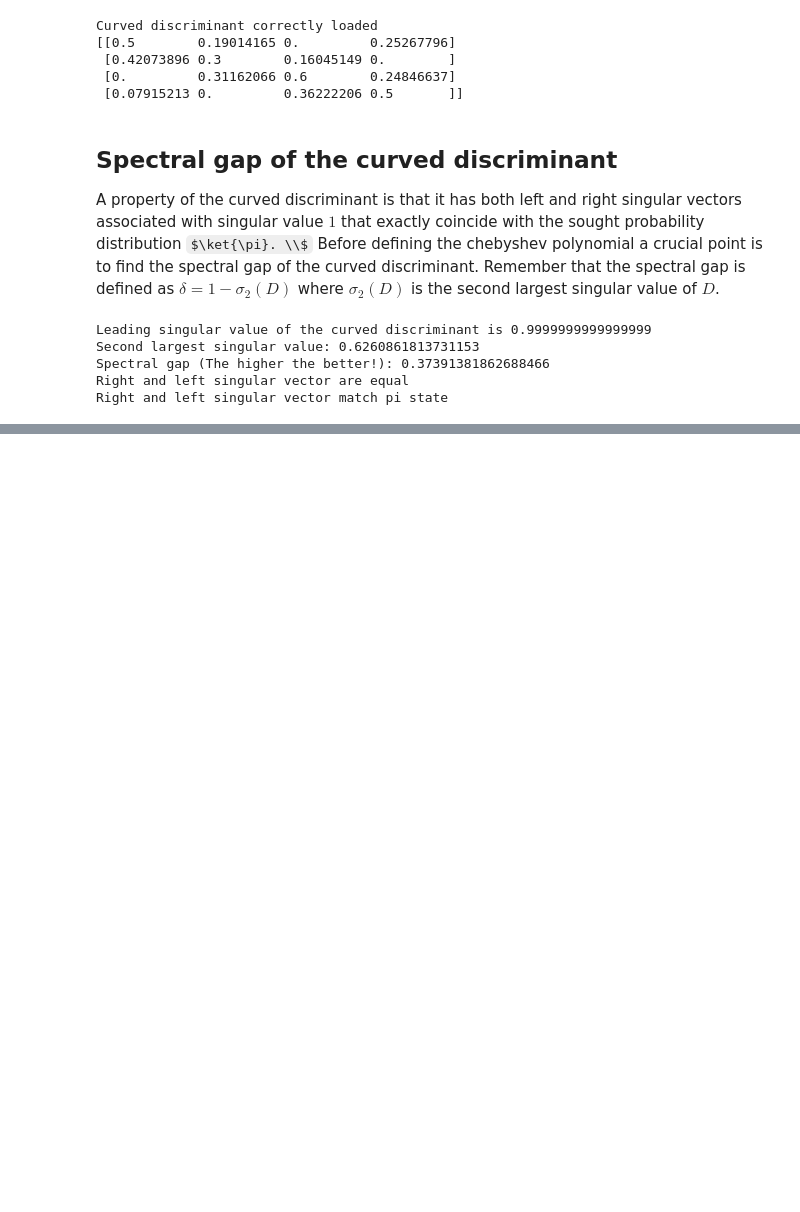
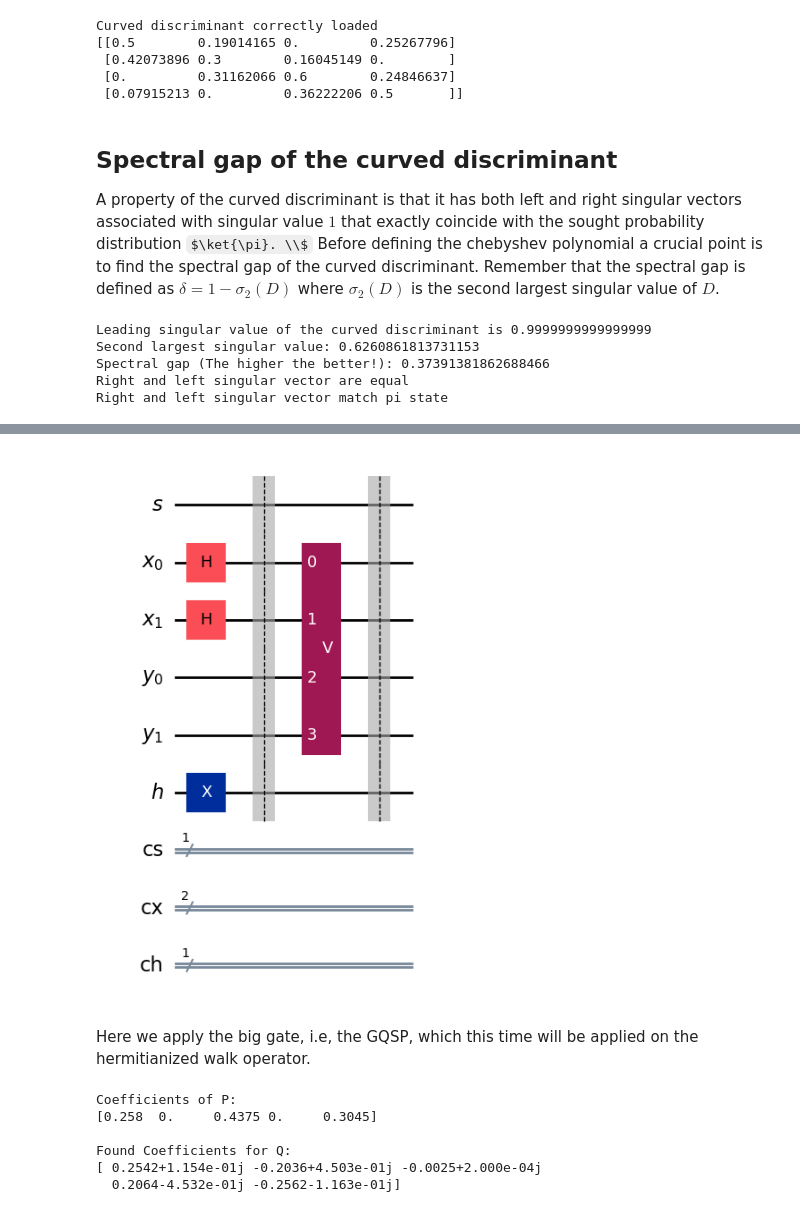
Before and after one commit to frafino/Quantum-Speedup-for-Nonreversible-Markov-Chains, a Jupyter notebook: non_reversible_toy_chain.ipynb, the cells around one changed output, grey strips where cells are left out. Cells and saved outputs as stored; diff of their text form; code cells hidden in the pictures; some formulas as TeX source; blank space fills up the shorter version.

```diff
--- a/non_reversible_toy_chain.ipynb
+++ b/non_reversible_toy_chain.ipynb
@@ -241,0 +463,78 @@ We now define the polynomial that will be applied in GQSP to $W$
+# %%
+# Applying the first isometry
+
+V_gate = UnitaryGate(V_qiskit, label="V")
+qc.append(V_gate, list(qx) + list(qy))
+
+qc.barrier()
+qc.draw("mpl")
+# %% [output]
+[figure, added]
+# %% [markdown]
+Here we apply the big gate, i.e, the GQSP, which this time will be applied on the hermitianized walk operator.
+# %%
+# Function simply implement the algorithm explained in the paper of GQSP
+def find_Q_polynomial(P_coefs):
+    """
+    Calculates the coefficients of polynomial Q given polynomial P
+    for Generalized Quantum Signal Processing (GQSP).
+
+    Args:
+        P_coefs (numpy.ndarray): Complex coefficients of P [a_0, a_1, ..., a_d]
+
+    Returns:
+        numpy.ndarray: Complex coefficients of Q [b_0, b_1, ..., b_d]
+    """
+    a = np.array(P_coefs, dtype=complex)
+    d = len(a) - 1
+
+    a_rev_conj = np.conjugate(a[::-1])
+    a_conv = fftconvolve(a, a_rev_conj)
+
+    delta = np.zeros(2*d + 1, dtype=complex)
+    delta[d] = 1.0
+
+    target_b_conv = delta - a_conv
+
+    def objective(b_concat):
+
+        b = b_concat[:d+1] + 1j * b_concat[d+1:]
+
+        # Compute b * reverse(b)*
+        b_rev_conj = np.conjugate(b[::-1])
+        b_conv = fftconvolve(b, b_rev_conj)
+
+        # L2 norm squared of the difference
+        diff = b_conv - target_b_conv
+        return np.sum(np.abs(diff)**2)
+
+    np.random.seed(42) # Fixed seed for reproducibility
+    b_init = np.random.randn(d+1) + 1j * np.random.randn(d+1)
+
+    x0 = np.concatenate([np.real(b_init), np.imag(b_init)])
+
+    result = minimize(objective, x0, method='L-BFGS-B',
+                      options={'maxiter': 50000, 'ftol': 1e-12})
+
+    if not result.success:
+        print(f"Warning: Optimization may not have fully converged. Message: {result.message}")
+        print(f"Final objective value: {result.fun}")
+
+    b_opt = result.x[:d+1] + 1j * result.x[d+1:]
+
+    return b_opt
+
+P_coefficients = np.array(coef)
+
+Q_coefficients = find_Q_polynomial(P_coefficients)
+print("Coefficients of P:")
+print(np.round(P_coefficients, 4))
+print("\nFound Coefficients for Q:")
+print(np.round(Q_coefficients, 4))
+# %% [output]
+Coefficients of P:
+[0.258  0.     0.4375 0.     0.3045]
+
+Found Coefficients for Q:
+[ 0.2542+1.154e-01j -0.2036+4.503e-01j -0.0025+2.000e-04j
+  0.2064-4.532e-01j -0.2562-1.163e-01j]
```
Also changed, not shown: parts of 26 cells of this notebook.
